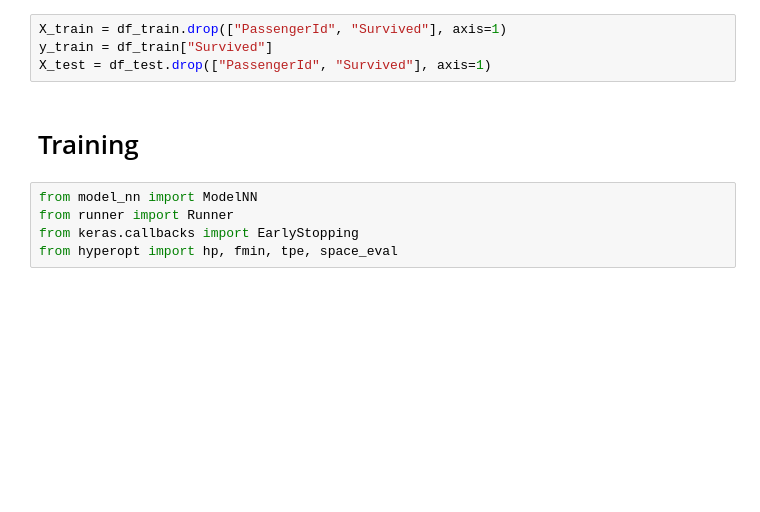
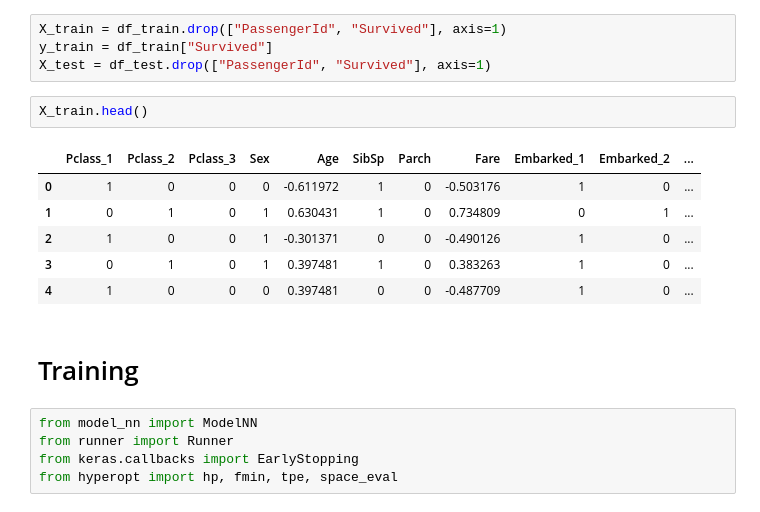
Before and after one commit to onakasuitacity/kaggle-titanic, a Jupyter notebook: code/v1_nn.ipynb, the cells around one changed output. Drawn from its saved outputs; the diff is of its cells as text; blank space fills up the shorter version.

```diff
--- a/code/v1_nn.ipynb
+++ b/code/v1_nn.ipynb
@@ -31,6 +31,15 @@ with timer("read csv", logger):
 X_train = df_train.drop(["PassengerId", "Survived"], axis=1)
 y_train = df_train["Survived"]
 X_test = df_test.drop(["PassengerId", "Survived"], axis=1)
+# %%
+X_train.head()
+# %% [output]
+|  | Pclass_1 | Pclass_2 | Pclass_3 | Sex | Age | SibSp | Parch | Fare | Embarked_1 | Embarked_2 | ... |
+| 0 | 1 | 0 | 0 | 0 | -0.611972 | 1 | 0 | -0.503176 | 1 | 0 | ... |
+| 1 | 0 | 1 | 0 | 1 | 0.630431 | 1 | 0 | 0.734809 | 0 | 1 | ... |
+| 2 | 1 | 0 | 0 | 1 | -0.301371 | 0 | 0 | -0.490126 | 1 | 0 | ... |
+| 3 | 0 | 1 | 0 | 1 | 0.397481 | 1 | 0 | 0.383263 | 1 | 0 | ... |
+| 4 | 1 | 0 | 0 | 0 | 0.397481 | 0 | 0 | -0.487709 | 1 | 0 | ... |
 # %% [markdown]
 # Training
 # %%
```
Also changed, not shown: parts of 6 cells of this notebook, 4 other files.
